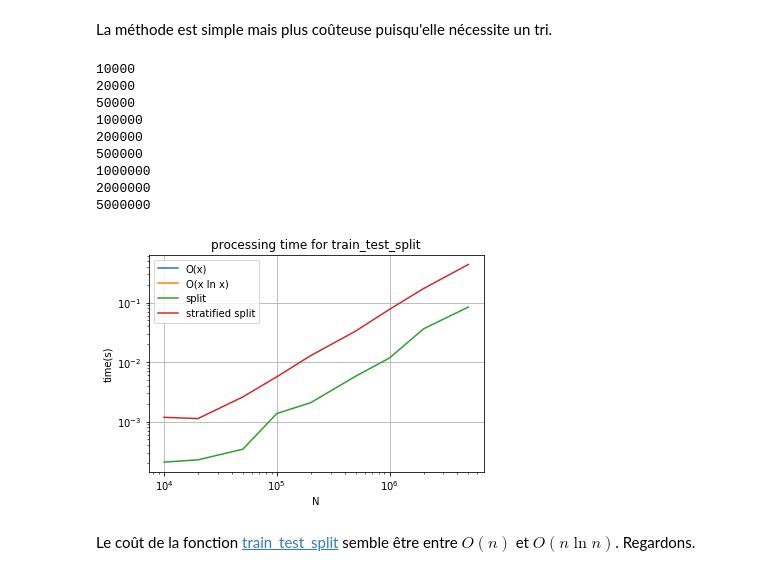
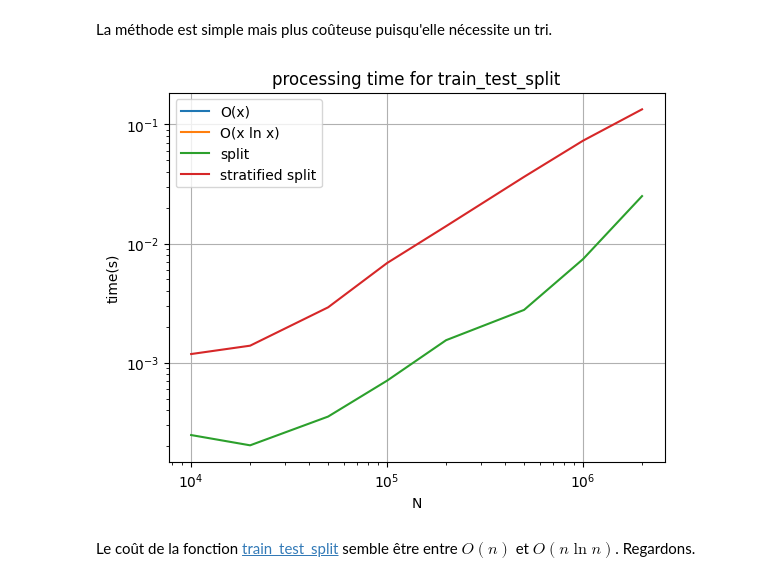
Before and after one commit to sdpython/mlstatpy, a Jupyter notebook: _doc/notebooks/dsgarden/split_train_test.ipynb, the cells around one changed output. Cells and saved outputs as stored; diff of their text form; code cells hidden in the pictures.

```diff
--- a/_doc/notebooks/dsgarden/split_train_test.ipynb
+++ b/_doc/notebooks/dsgarden/split_train_test.ipynb
@@ -83,7 +85,7 @@ import pandas
 
 ps = [0.001 * i for i in range(1, 50)]
 tmin, tmax, tmean = [], [], []
-for p in ps:
+for p in tqdm(ps):
     ens = pandas.Series(generate_dataset(4000, p))
     tirages = [
         sum(test) / len(test)
@@ -113,9 +115,9 @@ Nous utilisons maintenant le paramètre *stratify* qui permet de s'assurer que l
 from sklearn.model_selection import train_test_split
 import pandas
 
-ps = [0.001 * i for i in range(1, 50)]
+ps = [0.001 * i for i in range(1, 50, 2)]
 tmin, tmax, tmean = [], [], []
-for p in ps:
+for p in tqdm(ps):
     ens = pandas.Series(generate_dataset(4000, p))
 
     traintest = []
@@ -166,9 +168,9 @@ def custom_statitied_split_train_test(ens, p, stratify):
         test.extend(cl[i:])
     return train, test
 # %%
-ps = [0.001 * i for i in range(1, 50)]
+ps = [0.001 * i for i in range(1, 50, 2)]
 tmin, tmax, tmean = [], [], []
-for p in ps:
+for p in tqdm(ps):
     ens = generate_dataset(4000, p)
     tirages = [
         sum(test) / len(test)
@@ -201,8 +203,9 @@ tn = []
 ts = []
 
 ii = 5
-for N in [10000, 20000, 50000, 100000, 200000, 500000, int(1e6), int(2e6), int(5e6)]:
-    print(N)
+for N in tqdm(
+    [10000, 20000, 50000, 100000, 200000, 500000, int(1e6), int(2e6)]
+):  # , int(5e6)]):
     ens = pandas.Series(generate_dataset(N, 0.05))
     ns.append(N)
 
@@ -223,38 +226,28 @@ for N in [10000, 20000, 50000, 100000, 200000, 500000, int(1e6), int(2e6), int(5
         tt.append(d)
     tt.sort()
     ts.append(tt[len(tt) // 2])
-# %% [output]
-10000
-20000
-50000
-100000
-200000
-500000
-1000000
-2000000
-5000000
 # %%
 import math
 
 fig, ax = plt.subplots(1, 1)
 dd = tn[-1] - (ts[-1] - tn[-1]) * 1.3
 ax.plot(ns, [x * dd / ns[-1] for x in ns], label="O(x)")
 ax.plot(
     ns,
     [x * math.log(x) * ns[0] * dd / ns[-1] / (ns[0] * math.log(ns[0])) for x in ns],
     label="O(x ln x)",
 )
 ax.plot(ns, tn, label="split")
 ax.plot(ns, ts, label="stratified split")
 ax.set_title("processing time for train_test_split")
 ax.grid(True)
-ax.set_xscale("log", nonposx="clip")
-ax.set_yscale("log", nonposy="clip")
+ax.set_xscale("log", nonpositive="clip")
+ax.set_yscale("log", nonpositive="clip")
 ax.set_xlabel("N")
 ax.set_ylabel("time(s)")
 ax.legend();
 # %% [output]
-[figure, old version]
+[figure, new version]
 # %% [markdown]
 Le coût de la fonction [train_test_split](http://scikit-learn.org/stable/modules/generated/sklearn.model_selection.train_test_split.html) semble être entre $O(n)$ et $O(n \ln n)$. Regardons.
 # %%
```
Also changed, not shown: parts of 14 cells of this notebook, 24 other files.
